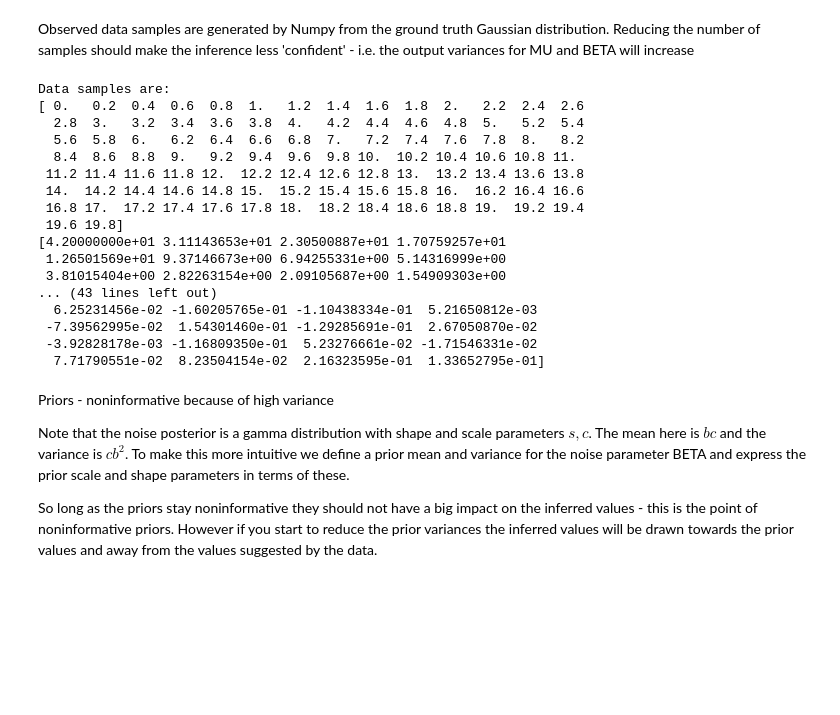
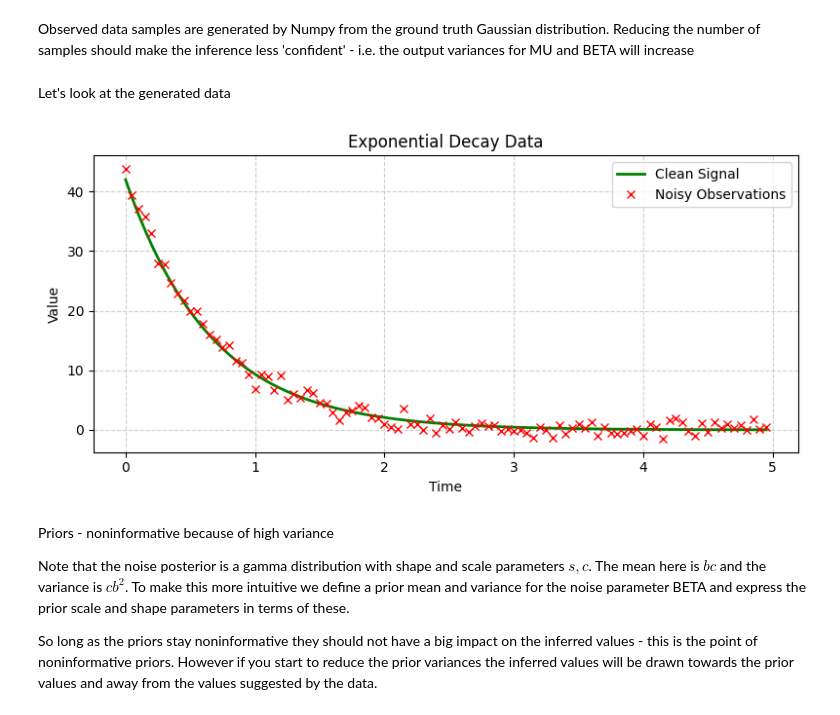
Before and after one commit to jorobledo/bayesian_learning_course, a Jupyter notebook: BLcourse3/avb_gaussian.ipynb, the cells around one changed output. Saved outputs shown, nothing was run; the diff lists cells and outputs as text; code cells hidden in the pictures; blank space fills up the shorter version.

```diff
--- a/BLcourse3/avb_gaussian.ipynb
+++ b/BLcourse3/avb_gaussian.ipynb
@@ -212,7 +224,7 @@ np.random.seed(0)
 # Ground truth parameters
 A_TRUTH = 42
 LAM_TRUTH = 1.5
-NOISE_PREC_TRUTH = 100
+NOISE_PREC_TRUTH = 1
 NOISE_VAR_TRUTH = 1/NOISE_PREC_TRUTH
 NOISE_STD_TRUTH = np.sqrt(NOISE_VAR_TRUTH)
 # %% [markdown]
@@ -226,32 +238,29 @@ def model(t, a, lam):
 
 
 N = 100
-DT = 0.2
+DT = 0.05
 t = np.array([float(t)*DT for t in range(N)])
 DATA_CLEAN = model(t, A_TRUTH, LAM_TRUTH)
 DATA_NOISY = DATA_CLEAN + np.random.normal(0, NOISE_STD_TRUTH, [N])
-print("Data samples are:")
-print(t)
-print(DATA_CLEAN)
-print(DATA_NOISY)
-# %% [output]
-Data samples are:
-[ 0.   0.2  0.4  0.6  0.8  1.   1.2  1.4  1.6  1.8  2.   2.2  2.4  2.6
-  2.8  3.   3.2  3.4  3.6  3.8  4.   4.2  4.4  4.6  4.8  5.   5.2  5.4
-  5.6  5.8  6.   6.2  6.4  6.6  6.8  7.   7.2  7.4  7.6  7.8  8.   8.2
-  8.4  8.6  8.8  9.   9.2  9.4  9.6  9.8 10.  10.2 10.4 10.6 10.8 11.
- 11.2 11.4 11.6 11.8 12.  12.2 12.4 12.6 12.8 13.  13.2 13.4 13.6 13.8
- 14.  14.2 14.4 14.6 14.8 15.  15.2 15.4 15.6 15.8 16.  16.2 16.4 16.6
- 16.8 17.  17.2 17.4 17.6 17.8 18.  18.2 18.4 18.6 18.8 19.  19.2 19.4
- 19.6 19.8]
-[4.20000000e+01 3.11143653e+01 2.30500887e+01 1.70759257e+01
- 1.26501569e+01 9.37146673e+00 6.94255331e+00 5.14316999e+00
- 3.81015404e+00 2.82263154e+00 2.09105687e+00 1.54909303e+00
-... (43 lines left out)
-  6.25231456e-02 -1.60205765e-01 -1.10438334e-01  5.21650812e-03
- -7.39562995e-02  1.54301460e-01 -1.29285691e-01  2.67050870e-02
- -3.92828178e-03 -1.16809350e-01  5.23276661e-02 -1.71546331e-02
-  7.71790551e-02  8.23504154e-02  2.16323595e-01  1.33652795e-01]
+# %% [markdown]
+Let's look at the generated data
+# %%
+plt.figure(figsize=(8, 4))
+
+plt.plot(t, DATA_CLEAN, color="green", linewidth=2, label="Clean Signal")
+plt.plot(t, DATA_NOISY, "rx", label="Noisy Observations")
+
+plt.xlabel("Time")
+plt.ylabel("Value")
+plt.title("Exponential Decay Data")
+
+plt.legend()
+plt.grid(True, linestyle="--", alpha=0.6)
+plt.tight_layout()
+
+plt.show()
+# %% [output]
+[figure, added]
 # %% [markdown]
 Priors - noninformative because of high variance
 
```
Also changed, not shown: parts of 11 cells of this notebook, 2 other files.
